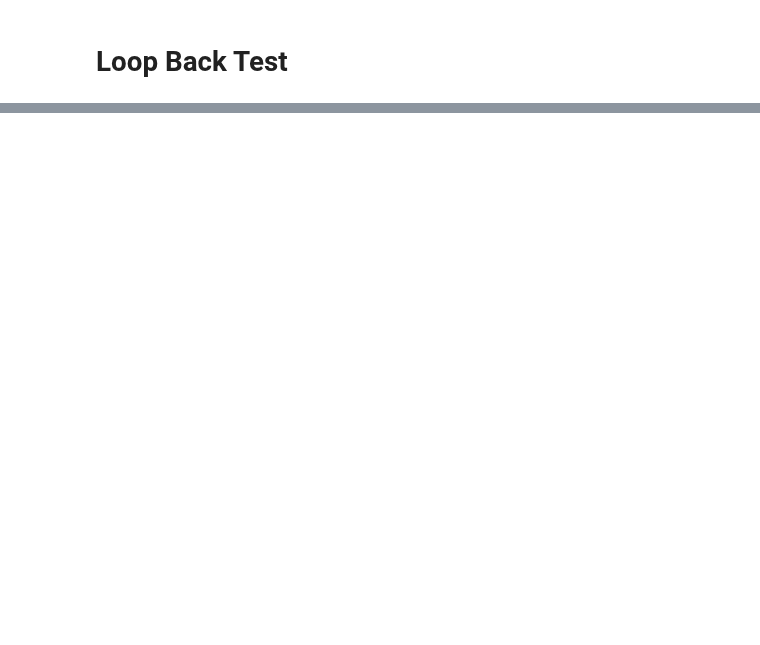
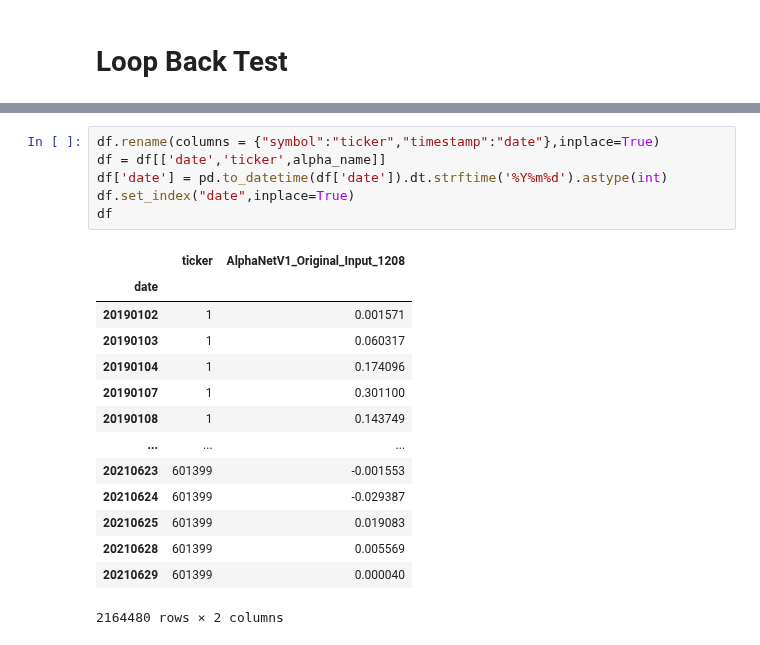
Before and after one commit to June24-Wu/Shannon, a Jupyter notebook: NoteBook/Loopback.ipynb, the cells around one changed output, grey strips where cells are left out. Drawn from its saved outputs; the diff is of its cells as text; blank space fills up the shorter version.

```diff
--- a/NoteBook/Loopback.ipynb
+++ b/NoteBook/Loopback.ipynb
@@ -98,0 +197,21 @@ Process ForkPoolWorker-268:
+# %%
+df.rename(columns = {"symbol":"ticker","timestamp":"date"},inplace=True)
+df = df[['date','ticker',alpha_name]]
+df['date'] = pd.to_datetime(df['date']).dt.strftime('%Y%m%d').astype(int)
+df.set_index("date",inplace=True)
+df
+# %% [output]
+|  | ticker | AlphaNetV1_Original_Input_1208 |
+| date |  |  |
+| 20190102 | 1 | 0.001571 |
+| 20190103 | 1 | 0.060317 |
+| 20190104 | 1 | 0.174096 |
+| 20190107 | 1 | 0.301100 |
+| 20190108 | 1 | 0.143749 |
+| ... | ... | ... |
+| 20210623 | 601399 | -0.001553 |
+| 20210624 | 601399 | -0.029387 |
+| 20210625 | 601399 | 0.019083 |
+| 20210628 | 601399 | 0.005569 |
+| 20210629 | 601399 | 0.000040 |
+2164480 rows × 2 columns
```
Also changed, not shown: parts of 10 cells of this notebook, 7 other files.
